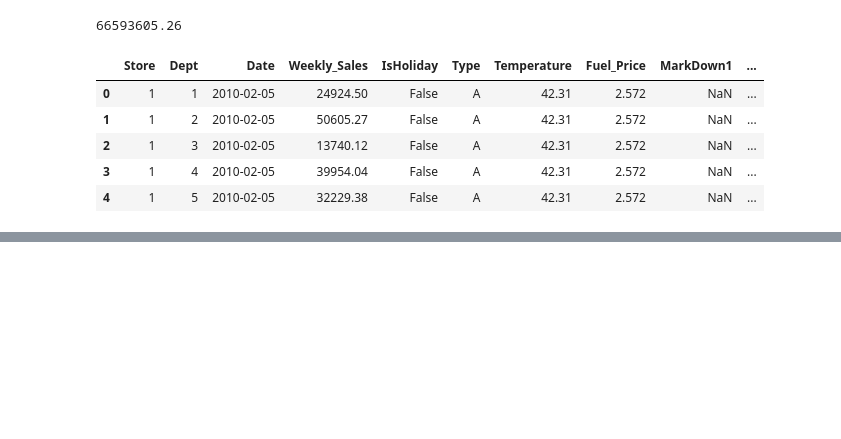
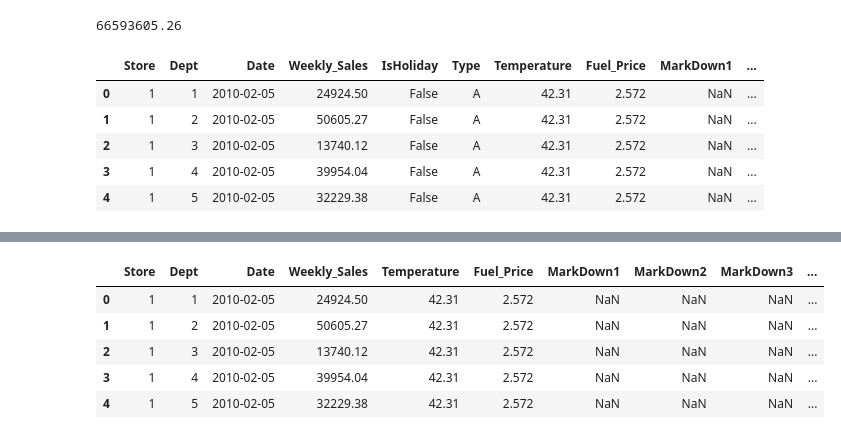
Before and after one commit to nataliaartilha/Case-IA, a Jupyter notebook: case_ia.ipynb, the cells around one changed output, grey strips where cells are left out. Drawn from its saved outputs; the diff is of its cells as text; code cells hidden in the pictures; blank space fills up the shorter version.

```diff
--- a/case_ia.ipynb
+++ b/case_ia.ipynb
@@ -269,0 +295,6 @@ df.head()
+# %%
+#antes de lidar com a normalizaçao e padronização - vamos lidar com as variáveis categóricas
+#Date,isholiday(is,not),type(ABC)
+df_dummies=pd.get_dummies(df[['IsHoliday','Type']])
+# %%
+df_dummies=df_dummies.astype(int)
@@ -269,0 +305,9 @@ df.head()
+# %%
+df.head()
+# %% [output]
+|  | Store | Dept | Date | Weekly_Sales | Temperature | Fuel_Price | MarkDown1 | MarkDown2 | MarkDown3 | ... |
+| 0 | 1 | 1 | 2010-02-05 | 24924.50 | 42.31 | 2.572 | NaN | NaN | NaN | ... |
+| 1 | 1 | 2 | 2010-02-05 | 50605.27 | 42.31 | 2.572 | NaN | NaN | NaN | ... |
+| 2 | 1 | 3 | 2010-02-05 | 13740.12 | 42.31 | 2.572 | NaN | NaN | NaN | ... |
+| 3 | 1 | 4 | 2010-02-05 | 39954.04 | 42.31 | 2.572 | NaN | NaN | NaN | ... |
+| 4 | 1 | 5 | 2010-02-05 | 32229.38 | 42.31 | 2.572 | NaN | NaN | NaN | ... |
```
Also changed, not shown: parts of 16 cells of this notebook.
